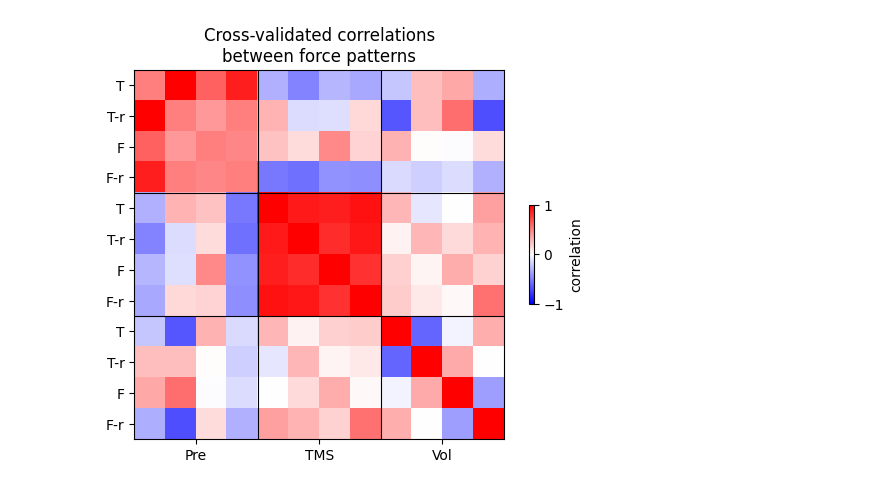
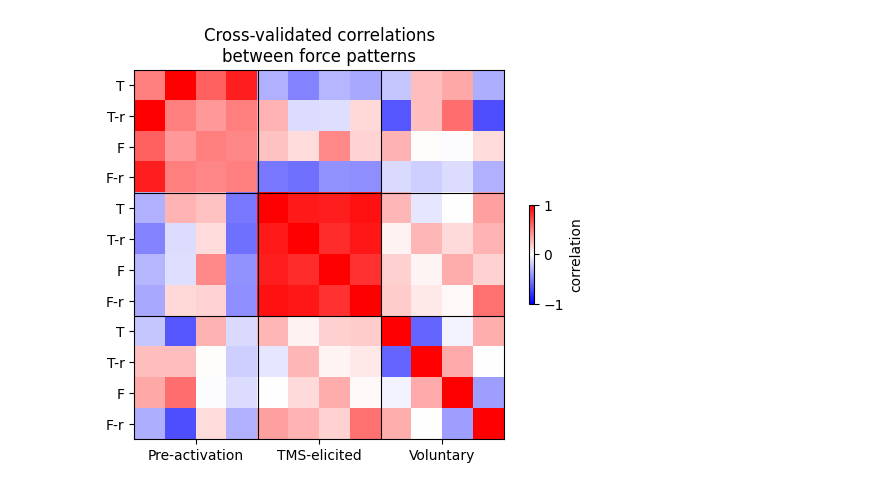
Before and after one commit to mnlmrc/EFC_learningTMS, a Jupyter notebook: notebooks/correlations.ipynb, the cells around one changed output. Cells and saved outputs as stored; diff of their text form; code cells hidden in the pictures.

```diff
--- a/notebooks/correlations.ipynb
+++ b/notebooks/correlations.ipynb
@@ -37,31 +37,31 @@ plt.show()
 # %%
 fig, ax = plt.subplots()
 
 cov = np.load(os.path.join(path, f'G_obs.pre-tms-vol.npy'))
 var = np.diagonal(cov, axis1=1, axis2=2)
 var = np.clip(var, a_min=1e-6, a_max=np.inf)
 std = np.sqrt(var)
 corr = cov / (std[:, :, None] * std[:, None, :])
 corr = np.clip(corr, a_min=-1, a_max=1)
 ax.imshow(corr.mean(axis=0), vmin=-1, vmax=1, cmap='bwr')
 ax.set_xticks([1.5, 5.5, 9.5])
 ax.axhline(3.5, color='k', lw=.8)
 ax.axhline(7.5, color='k', lw=.8)
 ax.axvline(3.5, color='k', lw=.8)
 ax.axvline(7.5, color='k', lw=.8)
-ax.set_xticklabels(['Pre', 'TMS', 'Vol'])
+ax.set_xticklabels(['Pre-activation', 'TMS-elicited', 'Voluntary'])
 ax.set_yticks(np.arange(12))
 ax.set_yticklabels(['T', 'T-r', 'F', 'F-r'] * 3)
 
 cax = ax.get_images()[0]
 cbar = fig.colorbar(cax, ax=ax, orientation='vertical', fraction=.01)
 cbar.set_label('correlation')
 
 ax.set_title('Cross-validated correlations\nbetween force patterns')
 
 plt.show()
 # %% [output]
-[figure, old version]
+[figure, new version]
 # %%
 pre_tms = np.diagonal(corr[:, 0:4, 4:8], axis1=1, axis2=2).mean(axis=1)
 tms_vol = np.diagonal(corr[:, 4:8, 8:12], axis1=1, axis2=2).mean(axis=1)
```
Also changed, not shown: parts of 4 cells of this notebook.
